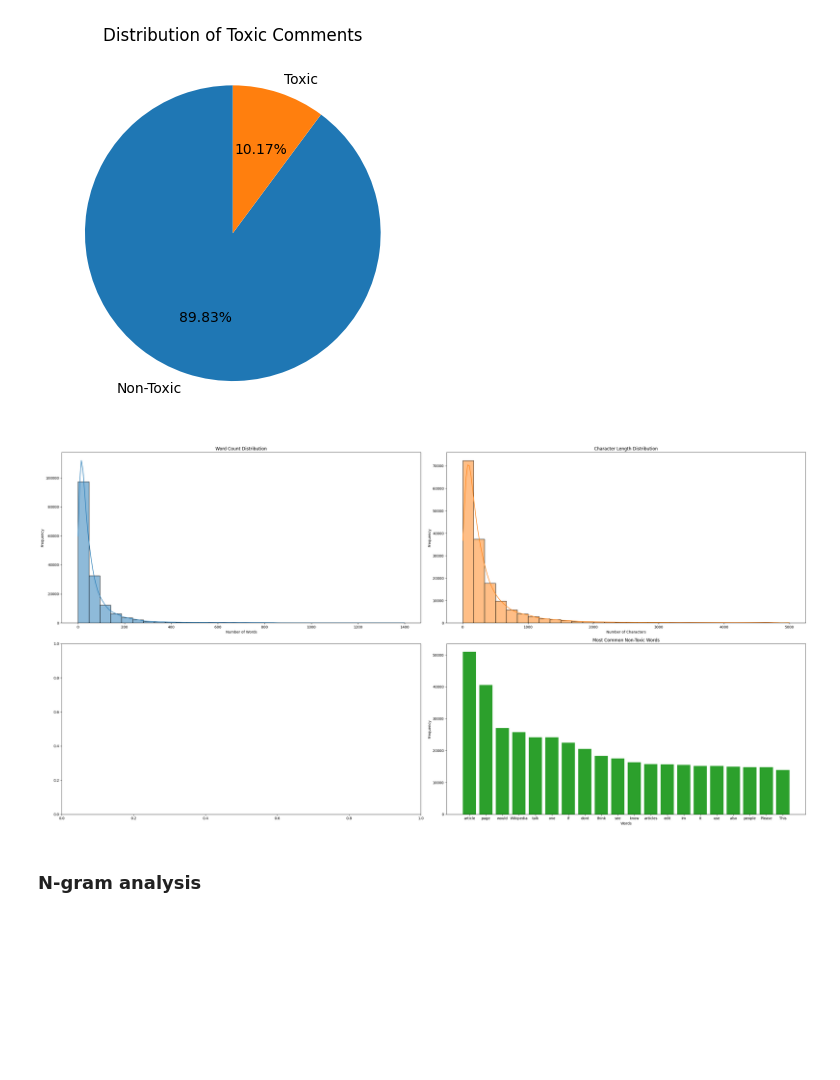
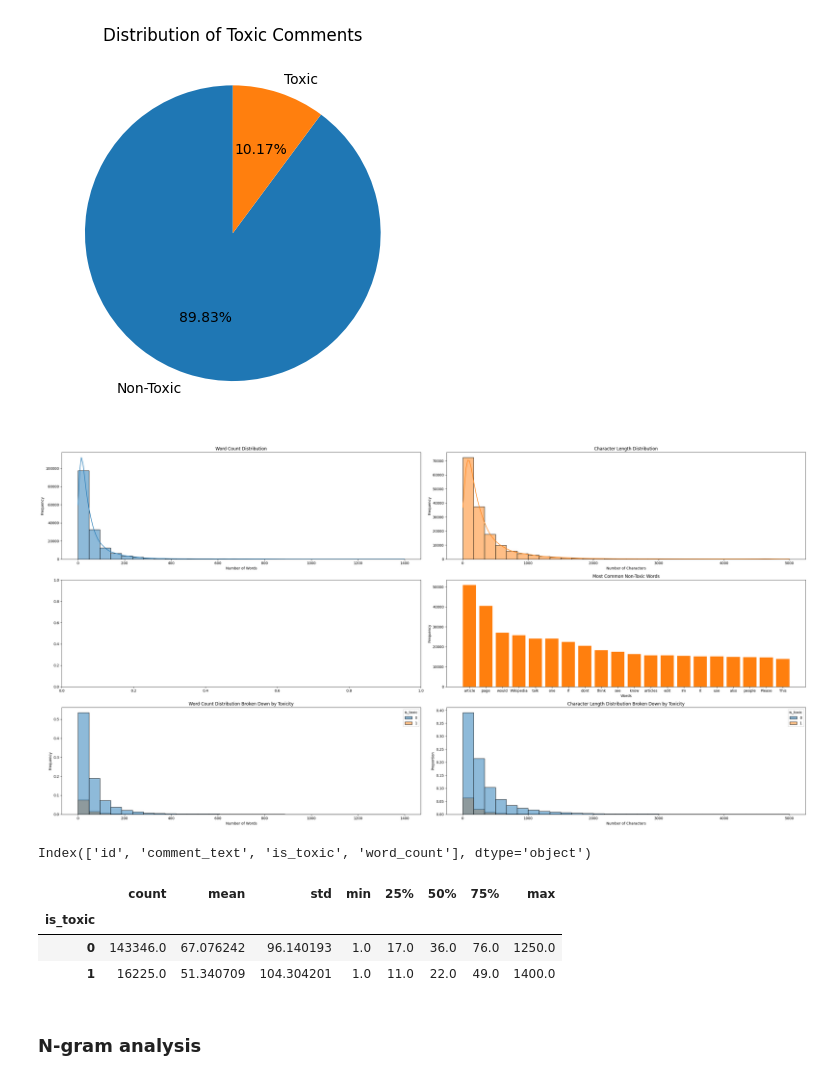
Before and after one commit to johne18/ml_learnings, a Jupyter notebook: SafeChat/notebooks/jigsaw_eda.ipynb, the cells around one changed output. Saved outputs shown, nothing was run; the diff lists cells and outputs as text; code cells hidden in the pictures; blank space fills up the shorter version.

```diff
--- a/SafeChat/notebooks/jigsaw_eda.ipynb
+++ b/SafeChat/notebooks/jigsaw_eda.ipynb
@@ -22,6 +22,9 @@ warnings.filterwarnings("ignore")
 # %%
 stop_words = get_stop_words()
 jigsaw_df = pd.read_csv("../data/raw/train.csv")
+jigsaw_df_test = pd.read_csv("../data/raw/test.csv")
+jigsaw_df_test_labels = pd.read_csv("../data/raw/test_labels.csv")
+labels = ['toxic', 'severe_toxic', 'obscene', 'threat', 'insult', 'identity_hate']
 
 jigsaw_df.head(5)
 # %% [output]
@@ -46,8 +49,8 @@ np.int64(0)
 jigsaw_cleaned_df['comment_text'] = jigsaw_cleaned_df['comment_text'].str.replace(r'[^a-zA-Z0-9 ]', '', regex=True)
 
 # Convert multilabel dataset to binary label and drop the multilabel columns
-jigsaw_cleaned_df['is_toxic'] = jigsaw_cleaned_df[['toxic', 'severe_toxic', 'obscene', 'threat', 'insult', 'identity_hate']].any(axis=1).astype(int)
-jigsaw_cleaned_df.drop(columns=['toxic', 'severe_toxic', 'obscene', 'threat', 'insult', 'identity_hate'], inplace=True)
+jigsaw_cleaned_df['is_toxic'] = jigsaw_cleaned_df[labels].any(axis=1).astype(int)
+jigsaw_cleaned_df.drop(columns=labels, inplace=True)
 jigsaw_cleaned_df.head(5)
 # %% [output]
 |  | id | comment_text | is_toxic |
@@ -68,7 +79,7 @@ plt.show()
 toxic_df = jigsaw_cleaned_df[jigsaw_cleaned_df['is_toxic'] == 1]['comment_text']
 non_toxic_df = jigsaw_cleaned_df[jigsaw_cleaned_df['is_toxic'] == 0]['comment_text']
 # %%
-fig, axes = plt.subplots(2, 2, figsize=(30, 15))
+fig, axes = plt.subplots(3, 2, figsize=(30, 15))
 
 # ============= Word count distribution ============
 
@@ -108,33 +119,67 @@ toxic_words = toxic_df \
 non_toxic_words = non_toxic_df \
     .str.split(expand=True) \
     .stack() \
     .value_counts()
 
 
 # Filter out stop words
 toxic_words = toxic_words[~toxic_words.index.isin(stop_words)]
 non_toxic_words = non_toxic_words[~non_toxic_words.index.isin(stop_words)]
 top_n_words = 20
 
 
 # Plot top n Toxic Words
-# axes[1,0].bar(toxic_words.head(top_n_words).index, toxic_words.head(top_n_words).values, color='tab:red')
+# axes[1,0].bar(toxic_words.head(top_n_words).index, toxic_words.head(top_n_words).values, color='tab:blue')
 # axes[1,0].set_title('Most Common Toxic Words')
 # axes[1,0].set_xlabel('Words')
 # axes[1,0].set_ylabel('Frequency')
 
 
 # Plot top n Non-Toxic Words
-axes[1,1].bar(non_toxic_words.head(top_n_words).index, non_toxic_words.head(top_n_words).values, color='tab:green')
+axes[1,1].bar(non_toxic_words.head(top_n_words).index, non_toxic_words.head(top_n_words).values, color='tab:orange')
 axes[1,1].set_title('Most Common Non-Toxic Words')
 axes[1,1].set_xlabel('Words')
 axes[1,1].set_ylabel('Frequency')
 
 
 # ================= Toxic Words ====================
 
 
+# ================= Word and Character Distribution by Toxicity ====================
+
+
+sns.histplot(
+             data=jigsaw_cleaned_df,
+             x=jigsaw_cleaned_df['comment_text'].str.split().str.len(),
+             bins=30,
+             hue=jigsaw_cleaned_df['is_toxic'],
+             stat="proportion",
+             palette=['tab:blue', 'tab:orange'],
+             ax=axes[2,0]
+)
+axes[2,0].set_title('Word Count Distribution Broken Down by Toxicity')
+axes[2,0].set_xlabel('Number of Words')
+axes[2,0].set_ylabel('Frequency')
+
+
+sns.histplot(
+             data=jigsaw_cleaned_df,
+             x=jigsaw_cleaned_df['comment_text'].str.len(),
+             bins=30,
+             hue=jigsaw_cleaned_df['is_toxic'],
+             stat="proportion",
+             palette=['tab:blue', 'tab:orange'],
+             ax=axes[2,1]
+)
+axes[2,1].set_title('Character Length Distribution Broken Down by Toxicity')
+axes[2,1].set_xlabel('Number of Characters')
+axes[2,1].set_ylabel('Proportion')
+
+
+# ================= Word and Character Distribution by Toxicity ====================
+
+
 plt.tight_layout()
 plt.show()
 # %% [output]
-[figure, old version]
+[figure, new version]
@@ -141,3 +188,14 @@ plt.show()
+# %%
+jigsaw_cleaned_df.columns
+# %% [output]
+Index(['id', 'comment_text', 'is_toxic', 'word_count'], dtype='object')
+# %%
+jigsaw_cleaned_df.groupby('is_toxic')['word_count'].describe()
+# %% [output]
+|  | count | mean | std | min | 25% | 50% | 75% | max |
+| is_toxic |  |  |  |  |  |  |  |  |
+| 0 | 143346.0 | 67.076242 | 96.140193 | 1.0 | 17.0 | 36.0 | 76.0 | 1250.0 |
+| 1 | 16225.0 | 51.340709 | 104.304201 | 1.0 | 11.0 | 22.0 | 49.0 | 1400.0 |
 # %% [markdown]
 ### N-gram analysis
 # %%
```
Also changed, not shown: parts of 9 cells of this notebook, 3 other files.
